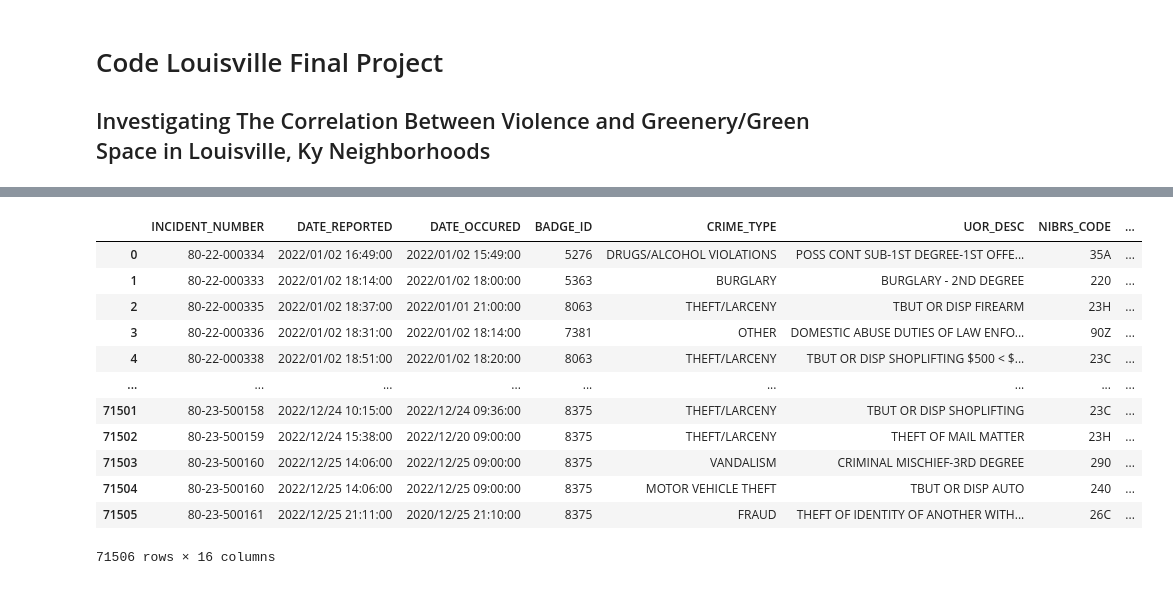
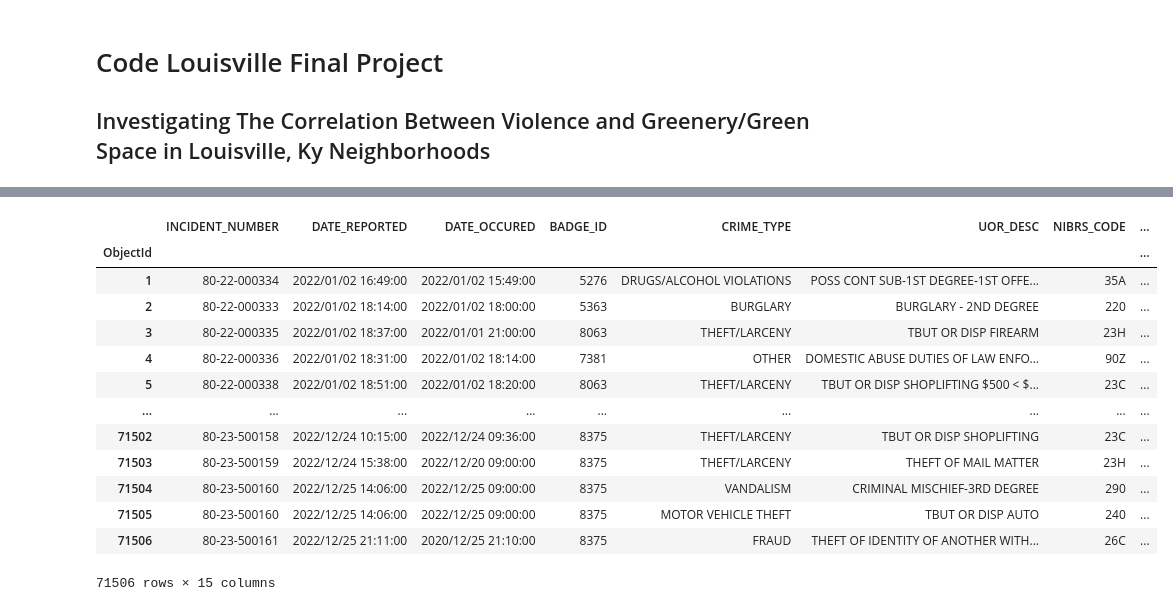
Before and after one commit to ltc870/codelouisville2023finalproject, a Jupyter notebook: finalproject.ipynb, the cells around one changed output, grey strips where cells are left out. Cells and saved outputs as stored; diff of their text form; code cells hidden in the pictures.

```diff
--- a/finalproject.ipynb
+++ b/finalproject.ipynb
@@ -44,17 +77,18 @@ array(['Hurstbourne Acres', 'Industrial East', 'Industrial West',
 # %%
-crime_data_df = pd.read_csv('data/Louisville_Metro_KY_-_Crime_Data_2022.csv', low_memory=False)
+crime_data_df = pd.read_csv('data/Louisville_Metro_KY_-_Crime_Data_2022.csv', index_col="ObjectId", low_memory=False)
 crime_data_df
 # %% [output]
 |  | INCIDENT_NUMBER | DATE_REPORTED | DATE_OCCURED | BADGE_ID | CRIME_TYPE | UOR_DESC | NIBRS_CODE | ... |
-| 0 | 80-22-000334 | 2022/01/02 16:49:00 | 2022/01/02 15:49:00 | 5276 | DRUGS/ALCOHOL VIOLATIONS | POSS CONT SUB-1ST DEGREE-1ST OFFE... | 35A | ... |
-| 1 | 80-22-000333 | 2022/01/02 18:14:00 | 2022/01/02 18:00:00 | 5363 | BURGLARY | BURGLARY - 2ND DEGREE | 220 | ... |
-| 2 | 80-22-000335 | 2022/01/02 18:37:00 | 2022/01/01 21:00:00 | 8063 | THEFT/LARCENY | TBUT OR DISP FIREARM | 23H | ... |
-| 3 | 80-22-000336 | 2022/01/02 18:31:00 | 2022/01/02 18:14:00 | 7381 | OTHER | DOMESTIC ABUSE DUTIES OF LAW ENFO... | 90Z | ... |
-| 4 | 80-22-000338 | 2022/01/02 18:51:00 | 2022/01/02 18:20:00 | 8063 | THEFT/LARCENY | TBUT OR DISP SHOPLIFTING $500 < $... | 23C | ... |
+| ObjectId |  |  |  |  |  |  |  | ... |
+| 1 | 80-22-000334 | 2022/01/02 16:49:00 | 2022/01/02 15:49:00 | 5276 | DRUGS/ALCOHOL VIOLATIONS | POSS CONT SUB-1ST DEGREE-1ST OFFE... | 35A | ... |
+| 2 | 80-22-000333 | 2022/01/02 18:14:00 | 2022/01/02 18:00:00 | 5363 | BURGLARY | BURGLARY - 2ND DEGREE | 220 | ... |
+| 3 | 80-22-000335 | 2022/01/02 18:37:00 | 2022/01/01 21:00:00 | 8063 | THEFT/LARCENY | TBUT OR DISP FIREARM | 23H | ... |
+| 4 | 80-22-000336 | 2022/01/02 18:31:00 | 2022/01/02 18:14:00 | 7381 | OTHER | DOMESTIC ABUSE DUTIES OF LAW ENFO... | 90Z | ... |
+| 5 | 80-22-000338 | 2022/01/02 18:51:00 | 2022/01/02 18:20:00 | 8063 | THEFT/LARCENY | TBUT OR DISP SHOPLIFTING $500 < $... | 23C | ... |
 | ... | ... | ... | ... | ... | ... | ... | ... | ... |
-| 71501 | 80-23-500158 | 2022/12/24 10:15:00 | 2022/12/24 09:36:00 | 8375 | THEFT/LARCENY | TBUT OR DISP SHOPLIFTING | 23C | ... |
-| 71502 | 80-23-500159 | 2022/12/24 15:38:00 | 2022/12/20 09:00:00 | 8375 | THEFT/LARCENY | THEFT OF MAIL MATTER | 23H | ... |
-| 71503 | 80-23-500160 | 2022/12/25 14:06:00 | 2022/12/25 09:00:00 | 8375 | VANDALISM | CRIMINAL MISCHIEF-3RD DEGREE | 290 | ... |
-| 71504 | 80-23-500160 | 2022/12/25 14:06:00 | 2022/12/25 09:00:00 | 8375 | MOTOR VEHICLE THEFT | TBUT OR DISP AUTO | 240 | ... |
-| 71505 | 80-23-500161 | 2022/12/25 21:11:00 | 2020/12/25 21:10:00 | 8375 | FRAUD | THEFT OF IDENTITY OF ANOTHER WITH... | 26C | ... |
+| 71502 | 80-23-500158 | 2022/12/24 10:15:00 | 2022/12/24 09:36:00 | 8375 | THEFT/LARCENY | TBUT OR DISP SHOPLIFTING | 23C | ... |
+| 71503 | 80-23-500159 | 2022/12/24 15:38:00 | 2022/12/20 09:00:00 | 8375 | THEFT/LARCENY | THEFT OF MAIL MATTER | 23H | ... |
+| 71504 | 80-23-500160 | 2022/12/25 14:06:00 | 2022/12/25 09:00:00 | 8375 | VANDALISM | CRIMINAL MISCHIEF-3RD DEGREE | 290 | ... |
+| 71505 | 80-23-500160 | 2022/12/25 14:06:00 | 2022/12/25 09:00:00 | 8375 | MOTOR VEHICLE THEFT | TBUT OR DISP AUTO | 240 | ... |
+| 71506 | 80-23-500161 | 2022/12/25 21:11:00 | 2020/12/25 21:10:00 | 8375 | FRAUD | THEFT OF IDENTITY OF ANOTHER WITH... | 26C | ... |
-71506 rows × 16 columns
+71506 rows × 15 columns
```
Also changed, not shown: parts of 8 cells of this notebook.
